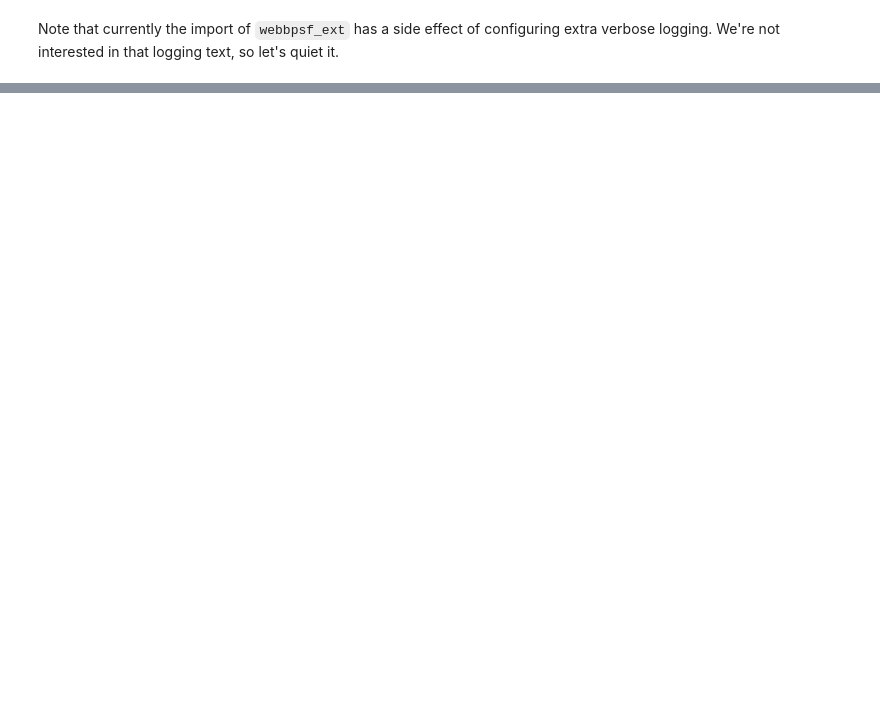
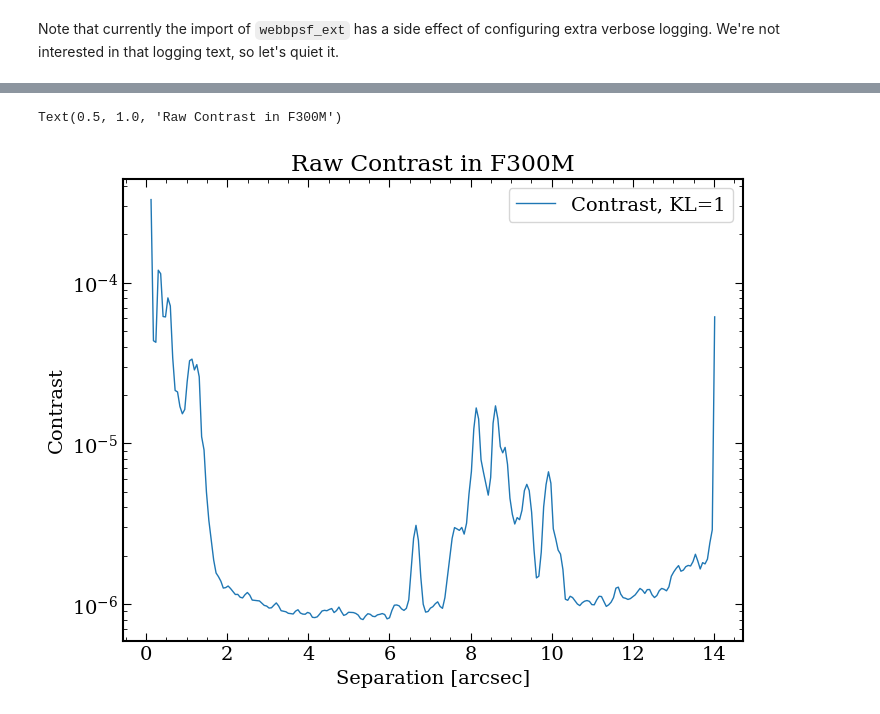
Before and after one commit to kammerje/spaceKLIP, a Jupyter notebook: docs/source/tutorials/tutorial_NIRCam_contrast_analyses.ipynb, the cells around one changed output, grey strips where cells are left out. Cells and saved outputs as stored; diff of their text form; code cells hidden in the pictures; blank space fills up the shorter version.

```diff
--- a/docs/source/tutorials/tutorial_NIRCam_contrast_analyses.ipynb
+++ b/docs/source/tutorials/tutorial_NIRCam_contrast_analyses.ipynb
@@ -174,0 +200,15 @@ Table length=403
+# %%
+cons = np.load('data_nircam_hd65426/rawcon/ADI_NANNU1_NSUBS1_JWST_NIRCAM_NRCALONG_F300M_MASKRND_MASK335R_SUB320A335R-KLmodes-all_cons.npy')
+seps = np.load('data_nircam_hd65426/rawcon/ADI_NANNU1_NSUBS1_JWST_NIRCAM_NRCALONG_F300M_MASKRND_MASK335R_SUB320A335R-KLmodes-all_seps.npy')
+
+# eventually we will switch to saving as astropy tables.
+#rawcon = astropy.table.Table.read('data_nircam_hd65426/rawcon/ADI+RDI_NANNU1_NSUBS1_JWST_NIRCAM_NRCALONG_F250M_MASKRND_MASKA335R_SUB320A335R-KLmodes-all_contrast.ecsv')
+
+plt.semilogy(seps[0], cons[0], label='Contrast, KL=1')
+plt.xlabel("Separation [arcsec]")
+plt.ylabel("Contrast")
+plt.legend()
+plt.title("Raw Contrast in F300M")
+# %% [output]
+Text(0.5, 1.0, 'Raw Contrast in F300M')
+[figure, added]
```
Also changed, not shown: parts of 24 cells of this notebook.
